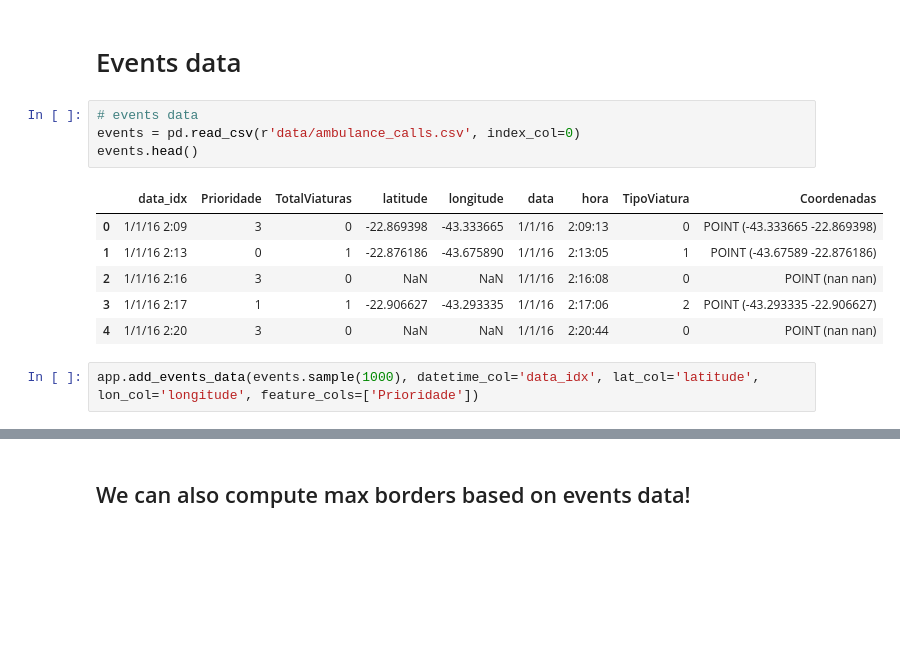
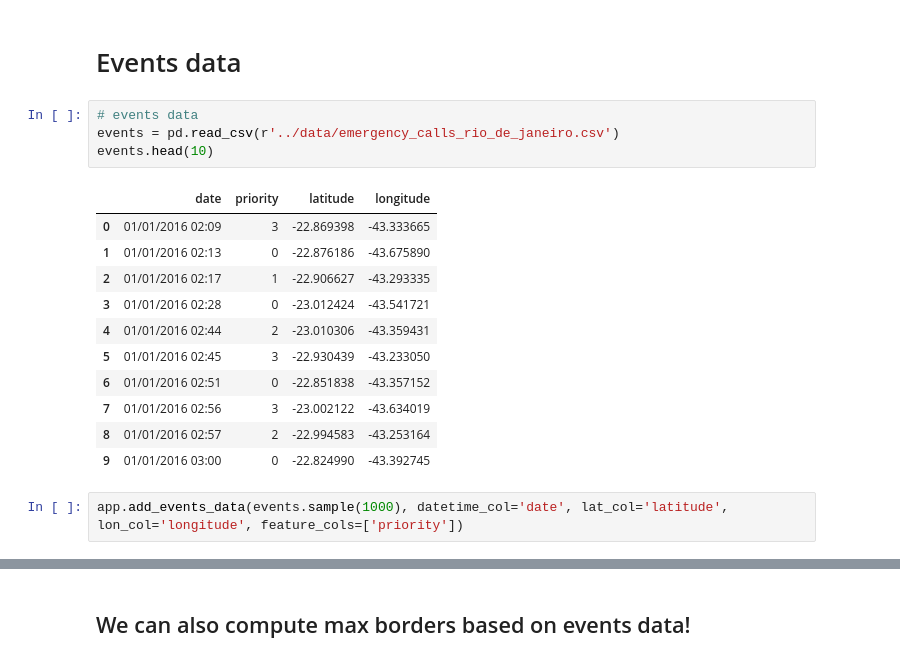
Before and after one commit to vguigues/LASPATED, a Jupyter notebook: Discretization/usage_example.ipynb, the cells around one changed output, grey strips where cells are left out. Drawn from its saved outputs; the diff is of its cells as text; blank space fills up the shorter version.

```diff
--- a/Discretization/usage_example.ipynb
+++ b/Discretization/usage_example.ipynb
@@ -28,17 +28,22 @@ app.max_borders.plot()
 # Events data
 # %%
 # events data
-events = pd.read_csv(r'data/ambulance_calls.csv', index_col=0)
-events.head()
+events = pd.read_csv(r'../data/emergency_calls_rio_de_janeiro.csv')
+events.head(10)
 # %% [output]
-|  | data_idx | Prioridade | TotalViaturas | latitude | longitude | data | hora | TipoViatura | Coordenadas |
-| 0 | 1/1/16 2:09 | 3 | 0 | -22.869398 | -43.333665 | 1/1/16 | 2:09:13 | 0 | POINT (-43.333665 -22.869398) |
-| 1 | 1/1/16 2:13 | 0 | 1 | -22.876186 | -43.675890 | 1/1/16 | 2:13:05 | 1 | POINT (-43.67589 -22.876186) |
-| 2 | 1/1/16 2:16 | 3 | 0 | NaN | NaN | 1/1/16 | 2:16:08 | 0 | POINT (nan nan) |
-| 3 | 1/1/16 2:17 | 1 | 1 | -22.906627 | -43.293335 | 1/1/16 | 2:17:06 | 2 | POINT (-43.293335 -22.906627) |
-| 4 | 1/1/16 2:20 | 3 | 0 | NaN | NaN | 1/1/16 | 2:20:44 | 0 | POINT (nan nan) |
+|  | date | priority | latitude | longitude |
+| 0 | 01/01/2016 02:09 | 3 | -22.869398 | -43.333665 |
+| 1 | 01/01/2016 02:13 | 0 | -22.876186 | -43.675890 |
+| 2 | 01/01/2016 02:17 | 1 | -22.906627 | -43.293335 |
+| 3 | 01/01/2016 02:28 | 0 | -23.012424 | -43.541721 |
+| 4 | 01/01/2016 02:44 | 2 | -23.010306 | -43.359431 |
+| 5 | 01/01/2016 02:45 | 3 | -22.930439 | -43.233050 |
+| 6 | 01/01/2016 02:51 | 0 | -22.851838 | -43.357152 |
+| 7 | 01/01/2016 02:56 | 3 | -23.002122 | -43.634019 |
+| 8 | 01/01/2016 02:57 | 2 | -22.994583 | -43.253164 |
+| 9 | 01/01/2016 03:00 | 0 | -22.824990 | -43.392745 |
 # %%
-app.add_events_data(events.sample(1000), datetime_col='data_idx', lat_col='latitude', lon_col='longitude', feature_cols=['Prioridade'])
+app.add_events_data(events.sample(1000), datetime_col='date', lat_col='latitude', lon_col='longitude', feature_cols=['priority'])
 # %%
 fig, ax = plt.subplots()
 app.max_borders.plot(ax=ax)
```
Also changed, not shown: parts of 28 cells of this notebook, 29 other files.
